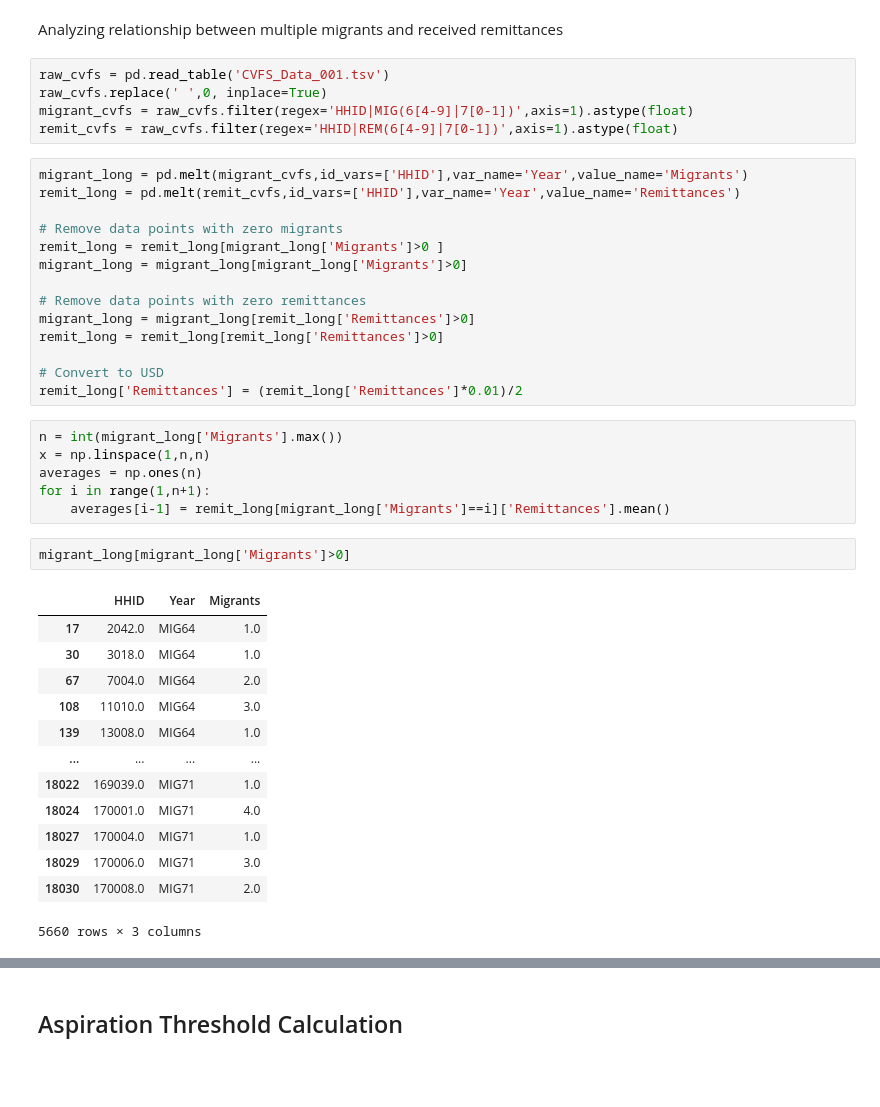
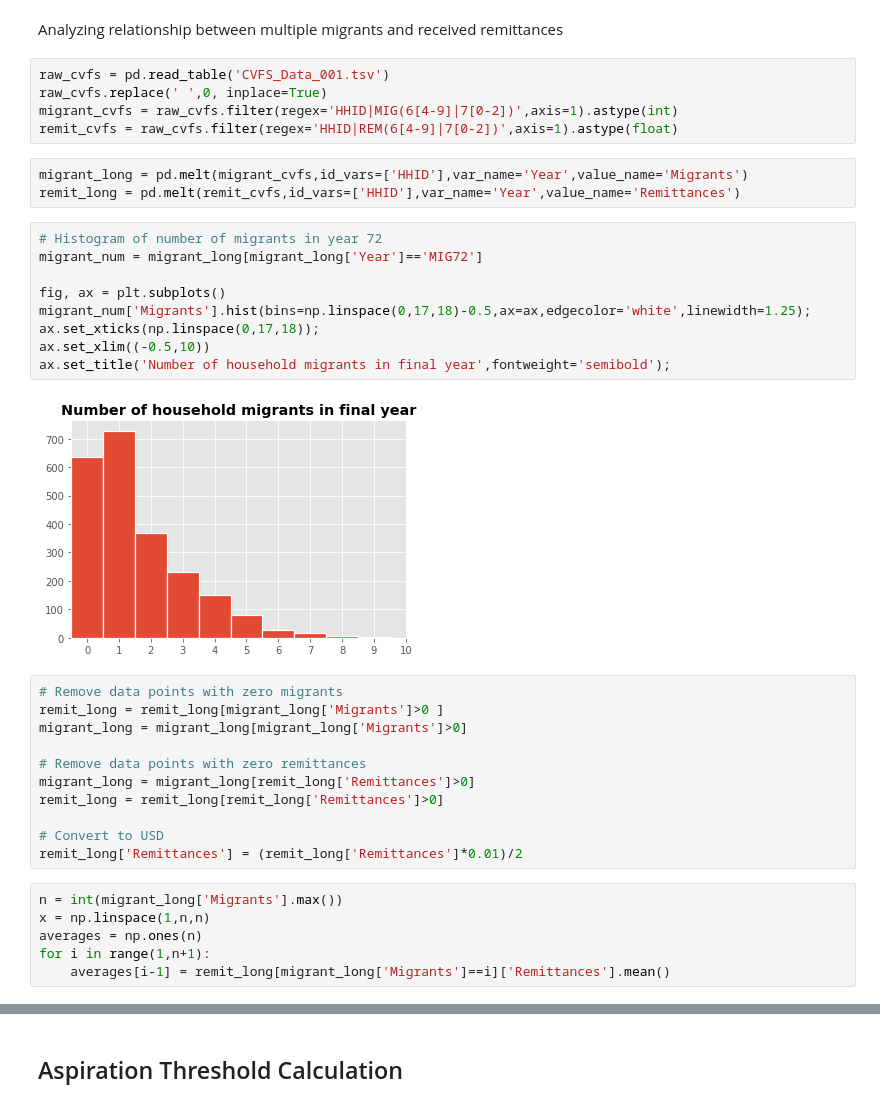
Before and after one commit to nchoquettelevy/NepalFarmerDataAnalysis, a Jupyter notebook: Chitwan.ipynb, the cells around one changed output, grey strips where cells are left out. Cells and saved outputs as stored; diff of their text form; blank space fills up the shorter version.

```diff
--- a/Chitwan.ipynb
+++ b/Chitwan.ipynb
@@ -256,12 +263,23 @@ Analyzing relationship between multiple migrants and received remittances
 # %%
 raw_cvfs = pd.read_table('CVFS_Data_001.tsv')
 raw_cvfs.replace(' ',0, inplace=True)
-migrant_cvfs = raw_cvfs.filter(regex='HHID|MIG(6[4-9]|7[0-1])',axis=1).astype(float)
-remit_cvfs = raw_cvfs.filter(regex='HHID|REM(6[4-9]|7[0-1])',axis=1).astype(float)
+migrant_cvfs = raw_cvfs.filter(regex='HHID|MIG(6[4-9]|7[0-2])',axis=1).astype(int)
+remit_cvfs = raw_cvfs.filter(regex='HHID|REM(6[4-9]|7[0-2])',axis=1).astype(float)
+# %%
+migrant_long = pd.melt(migrant_cvfs,id_vars=['HHID'],var_name='Year',value_name='Migrants')
+remit_long = pd.melt(remit_cvfs,id_vars=['HHID'],var_name='Year',value_name='Remittances')
+# %%
+# Histogram of number of migrants in year 72
+migrant_num = migrant_long[migrant_long['Year']=='MIG72']
+
+fig, ax = plt.subplots()
+migrant_num['Migrants'].hist(bins=np.linspace(0,17,18)-0.5,ax=ax,edgecolor='white',linewidth=1.25);
+ax.set_xticks(np.linspace(0,17,18));
+ax.set_xlim((-0.5,10))
+ax.set_title('Number of household migrants in final year',fontweight='semibold');
+# %% [output]
+[figure, added]
 # %%
-migrant_long = pd.melt(migrant_cvfs,id_vars=['HHID'],var_name='Year',value_name='Migrants')
-remit_long = pd.melt(remit_cvfs,id_vars=['HHID'],var_name='Year',value_name='Remittances')
-
 # Remove data points with zero migrants
 remit_long = remit_long[migrant_long['Migrants']>0 ]
 migrant_long = migrant_long[migrant_long['Migrants']>0]
@@ -278,22 +296,6 @@ x = np.linspace(1,n,n)
 averages = np.ones(n)
 for i in range(1,n+1):
     averages[i-1] = remit_long[migrant_long['Migrants']==i]['Remittances'].mean()
-# %%
-migrant_long[migrant_long['Migrants']>0]
-# %% [output]
-|  | HHID | Year | Migrants |
-| 17 | 2042.0 | MIG64 | 1.0 |
-| 30 | 3018.0 | MIG64 | 1.0 |
-| 67 | 7004.0 | MIG64 | 2.0 |
-| 108 | 11010.0 | MIG64 | 3.0 |
-| 139 | 13008.0 | MIG64 | 1.0 |
-| ... | ... | ... | ... |
-| 18022 | 169039.0 | MIG71 | 1.0 |
-| 18024 | 170001.0 | MIG71 | 4.0 |
-| 18027 | 170004.0 | MIG71 | 1.0 |
-| 18029 | 170006.0 | MIG71 | 3.0 |
-| 18030 | 170008.0 | MIG71 | 2.0 |
-5660 rows × 3 columns
 # %%
 fig, ax = plt.subplots()
 ax.scatter(migrant_long['Migrants'],remit_long['Remittances'],alpha=0.5,s=10)
```
Also changed, not shown: parts of 15 cells of this notebook.
